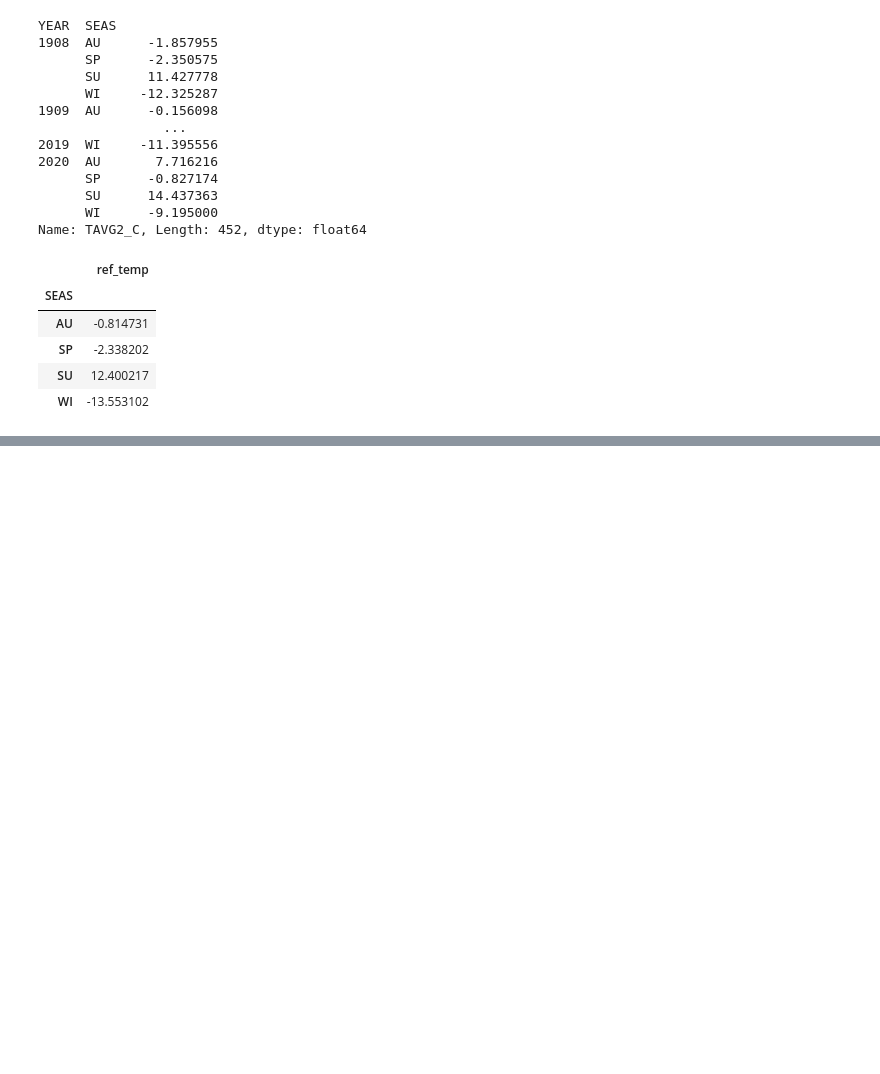
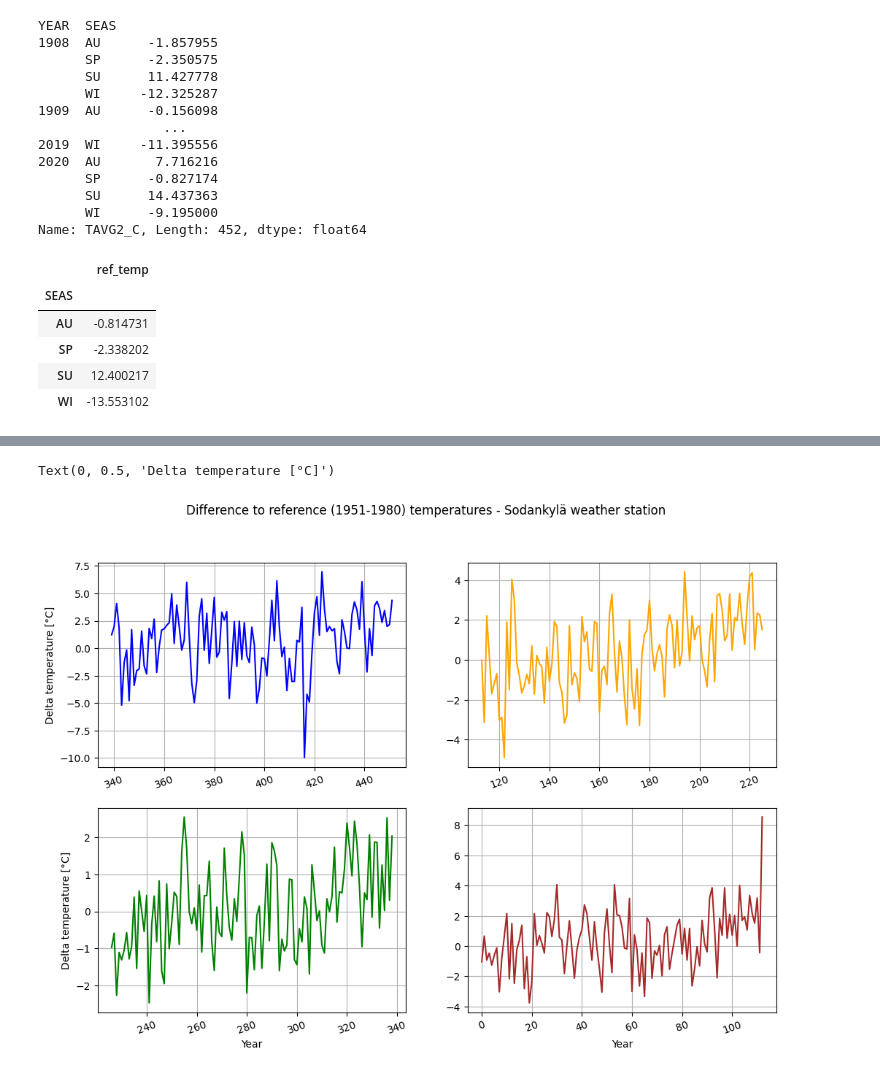
Before and after one commit to cdbyl/cdbyl_geopython, a Jupyter notebook: Final-exercise/seasonal-weather-anomalies.ipynb, the cells around one changed output, grey strips where cells are left out. Cells and saved outputs as stored; diff of their text form; code cells hidden in the pictures; blank space fills up the shorter version.

Commit message:
final plot

```diff
--- a/Final-exercise/seasonal-weather-anomalies.ipynb
+++ b/Final-exercise/seasonal-weather-anomalies.ipynb
@@ -79,3 +78,5 @@ Name: TAVG2_C, Length: 452, dtype: float64
+# %%
+df = pd.read_csv('/home/caro/Documents/curso_geopython/Final-exercise/grouped.csv')
 # %%
 data["YEAR"]=data["YEAR"].astype(int)
 data.dtypes
@@ -102,0 +110,2 @@ AttributeError: 'Series' object has no attribute 'merge'
+# %%
+final = df.merge(seasonal_data_5180,left_on='SEAS',right_on='SEAS')
@@ -102,0 +128,3 @@ AttributeError: 'Series' object has no attribute 'merge'
+# %%
+final["diff"]=final["TAVG2_C"]-final["ref_temp"]
+final
@@ -102,0 +147,5 @@ AttributeError: 'Series' object has no attribute 'merge'
+# %%
+winter=final[final["SEAS"]=="WI"]#https://pandas.pydata.org/docs/getting_started/intro_tutorials/03_subset_data.html#how-do-i-filter-specific-rows-from-a-dataframe
+summer=final[final["SEAS"]=="SU"]
+spring=final[final["SEAS"]=="SP"]
+autumn=final[final["SEAS"]=="AU"]
@@ -102,0 +157,33 @@ AttributeError: 'Series' object has no attribute 'merge'
+# %%
+fig, axes = plt.subplots(nrows=2, ncols=2, figsize=(12, 8))
+
+ax11 = axes[0][0]
+ax12 = axes[0][1]
+ax21 = axes[1][0]
+ax22 = axes[1][1]
+
+winter["diff"].plot(ax=ax11, c="blue", lw=1.5, grid=True)#, ylim=[min_temp, max_temp])
+spring["diff"].plot(ax=ax12, c="orange", lw=1.5, grid=True)#, ylim=[min_temp, max_temp])
+summer["diff"].plot(ax=ax21, c="green", lw=1.5, grid=True)#, ylim=[min_temp, max_temp])
+autumn["diff"].plot(ax=ax22, c="brown", lw=1.5, grid=True)#, ylim=[min_temp, max_temp])
+
+# Set figure title
+fig.suptitle("Difference to reference (1951-1980) temperatures - Sodankylä weather station")
+
+# Rotate the x-axis labels so they don't overlap
+plt.setp(ax11.xaxis.get_majorticklabels(), rotation=20)
+plt.setp(ax12.xaxis.get_majorticklabels(), rotation=20)
+plt.setp(ax21.xaxis.get_majorticklabels(), rotation=20)
+plt.setp(ax22.xaxis.get_majorticklabels(), rotation=20)
+
+# Axis labels
+ax21.set_xlabel("Year")
+ax22.set_xlabel("Year")
+ax11.set_ylabel("Delta temperature [°C]")
+ax21.set_ylabel("Delta temperature [°C]")
+
+# Display plot
+#fig
+# %% [output]
+Text(0, 0.5, 'Delta temperature [°C]')
+[figure, added]
```
Also changed, not shown: parts of 10 cells of this notebook, 1 other file.
